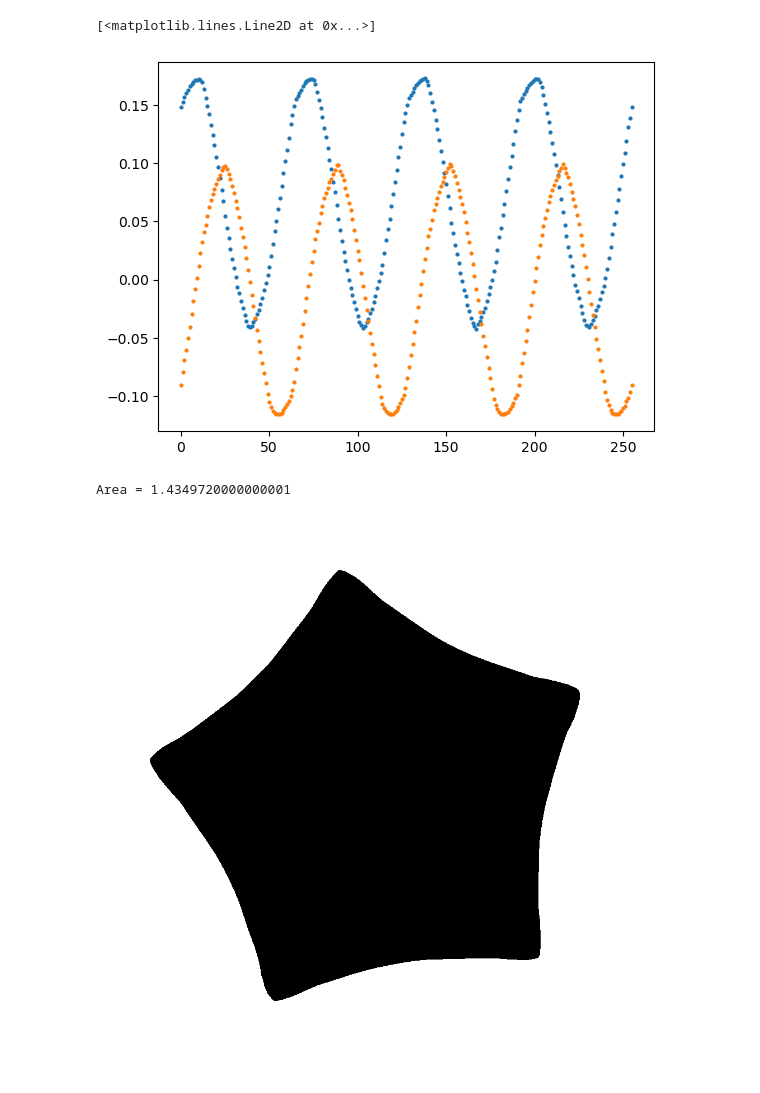
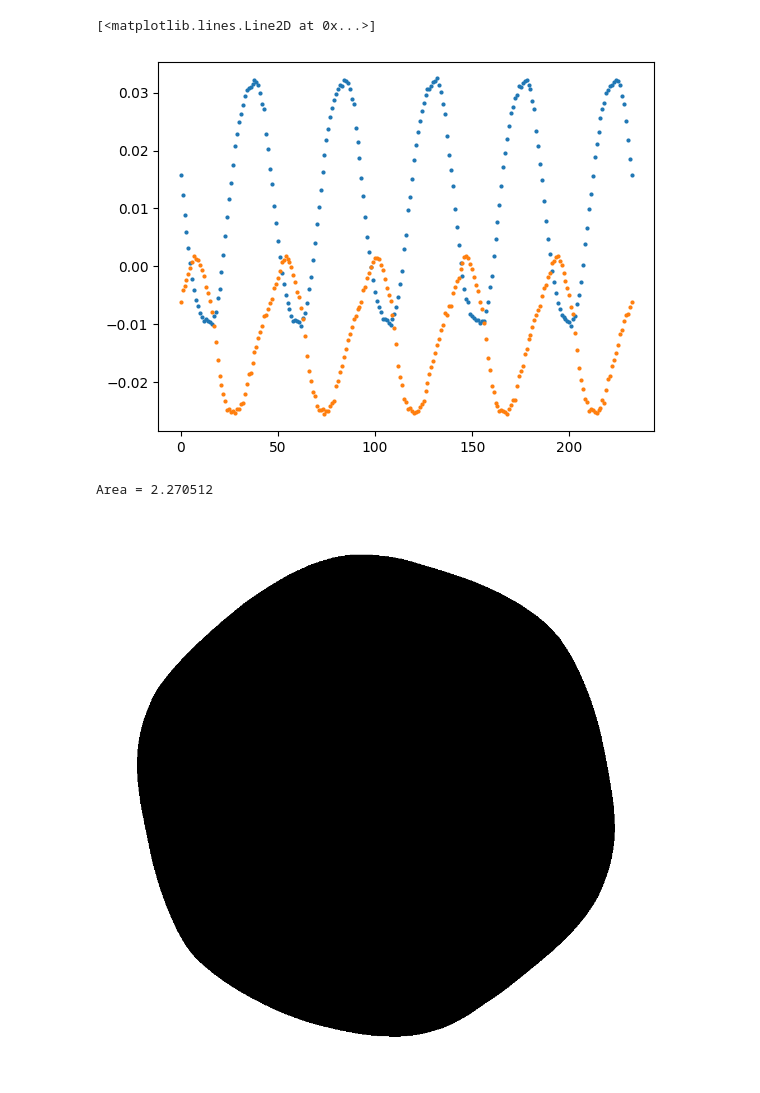
Before and after one commit to ShengzhiWu/moving-sofa-problem, a Jupyter notebook: src/制作动画_房间进化.ipynb, the cells around one changed output. Saved outputs shown, nothing was run; the diff lists cells and outputs as text; code cells hidden in the pictures.

```diff
--- a/src/制作动画_房间进化.ipynb
+++ b/src/制作动画_房间进化.ipynb
@@ -7,7 +7,7 @@ from PIL import Image
 
 ti.init(arch=ti.gpu)
 
-path, file_name = '../trajectory/能让等边正方形旋转一周的房间_2/', 'sofa_780.npy'
+path, file_name = '../trajectory/能让正五边形旋转一周的房间_0/', 'sofa_800.npy'
 
 # 载入轨迹数据
 xs, ys, rotations = np.load(path + file_name)
@@ -40,44 +39,47 @@ plt.plot(xs_inv, 'o', markersize=2)
 plt.plot(ys_inv, 'o', markersize=2)
 # %% [output]
 [<matplotlib.lines.Line2D at 0x...>]
-[figure, old version]
+[figure, new version]
 # %%
 def key_function(xs, ys, rotations):  # 要求这个函数单调递增来重新采样
     return np.arange(len(xs))  # 不重新排序
 # %%
+import math
+
 normal_0 = ti.Vector([1., 0.])
-normal_1 = ti.Vector([0., 1.])
-normal_2 = ti.Vector([-1., 0.])
-normal_3 = ti.Vector([0., -1.])
-edge_distance = 0.5
+normal_1 = ti.Vector([math.cos(math.pi * 2 / 5), math.sin(math.pi * 2 / 5)])
+normal_2 = ti.Vector([math.cos(math.pi * 4 / 5), math.sin(math.pi * 4 / 5)])
+normal_3 = ti.Vector([math.cos(math.pi * 6 / 5), math.sin(math.pi * 6 / 5)])
+normal_4 = ti.Vector([math.cos(math.pi * 8 / 5), math.sin(math.pi * 8 / 5)])
+edge_distance = 0.5 / math.tan(math.pi / 5)  # 单位边长的正五边形的内切圆半径
 @ti.func
 def is_forbidden(x1, y1, x2, y2):  # 指定哪里是墙
     v = ti.Vector([x2, y2])
-    return ti.math.dot(v, normal_0) < edge_distance and ti.math.dot(v, normal_1) < edge_distance and ti.math.dot(v, normal_2) < edge_distance and ti.math.dot(v, normal_3) < edge_distance  # 等边正方形内是墙
+    return ti.math.dot(v, normal_0) < edge_distance and ti.math.dot(v, normal_1) < edge_distance and ti.math.dot(v, normal_2) < edge_distance and ti.math.dot(v, normal_3) < edge_distance and ti.math.dot(v, normal_4) < edge_distance
 
 sofa_w, sofa_h = 2, 2   # 求解域的尺寸
 
 def centralize(xs, ys, rotations):  # 中心化
     # print(np.mean(xs[:-1]), np.mean(ys[:-1]))
     xs -= np.mean(xs[:-1])  # 因为终点和起点重合，所以算中心时舍去最后一个点
     ys -= np.mean(ys[:-1])
     return xs, ys, rotations
 
 sofa = get_sofa(
     is_forbidden,
     xs, ys, rotations,
     resolution=1000,
     sofa_w=sofa_w, sofa_h=sofa_h,
     center_x=np.mean(xs_inv), center_y=np.mean(ys_inv),
     trajectory_upsampling=101
 )
 print(f'Area = {(1 - np.sum(sofa) / (sofa.shape[0] * sofa.shape[1])) * (sofa_w * sofa_h)}')
 
 image = Image.fromarray(np.array(sofa.T[::-1] * 255, dtype=np.uint8))
 image
 # %% [output]
-Area = 1.4349720000000001
+Area = 2.270512
-[figure, old version]
+[figure, new version]
 # %%
 from animation_tools import generate_ids
 
```
Also changed, not shown: parts of 3 cells of this notebook, 1 other file.
